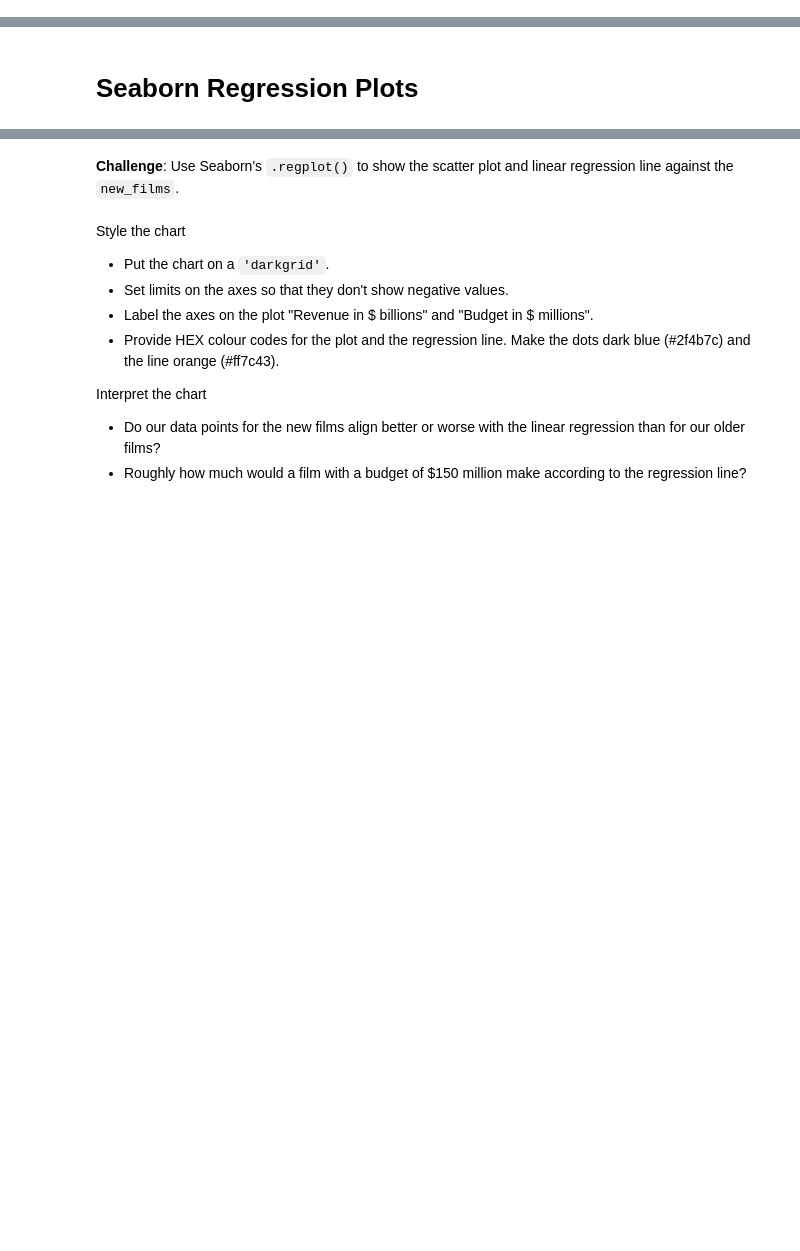
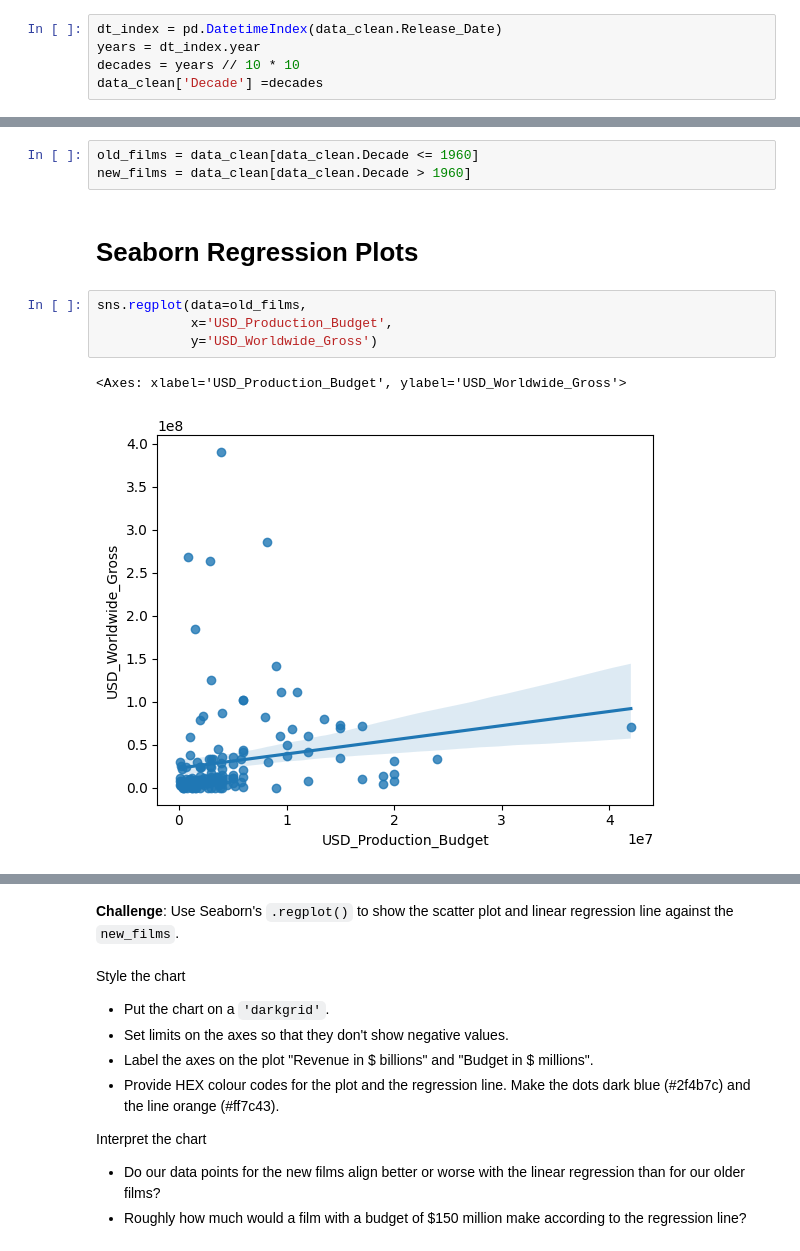
Before and after one commit to ACEKaito1412/100DaysOfCodingPython, a Jupyter notebook: day_78/Seaborn_and_Linear_Regression.ipynb, the cells around one changed output, grey strips where cells are left out. Drawn from its saved outputs; the diff is of its cells as text; blank space fills up the shorter version.

```diff
--- a/day_78/Seaborn_and_Linear_Regression.ipynb
+++ b/day_78/Seaborn_and_Linear_Regression.ipynb
@@ -279,6 +306,11 @@ Here's how:
 <img src=https://i.imgur.com/5m06Ach.png width=650>
 3. Use floor division `//` to convert the year data to the decades of the films.
 4. Add the decades as a `Decade` column to the `data_clean` DataFrame.
+# %%
+dt_index = pd.DatetimeIndex(data_clean.Release_Date)
+years = dt_index.year
+decades = years // 10 * 10
+data_clean['Decade'] =decades
 # %% [markdown]
 ### Separate the "old" (before 1969) and "New" (1970s onwards) Films
 
@@ -287,5 +319,15 @@ Here's how:
 * `new_films` should include all the films from 1970 onwards
 * How many films were released prior to 1970?
 * What was the most expensive film made prior to 1970?
+# %%
+old_films = data_clean[data_clean.Decade <= 1960]
+new_films = data_clean[data_clean.Decade > 1960]
 # %% [markdown]
 # Seaborn Regression Plots
+# %%
+sns.regplot(data=old_films,
+            x='USD_Production_Budget',
+            y='USD_Worldwide_Gross')
+# %% [output]
+<Axes: xlabel='USD_Production_Budget', ylabel='USD_Worldwide_Gross'>
+[figure, added]
```
Also changed, not shown: parts of 18 cells of this notebook.
